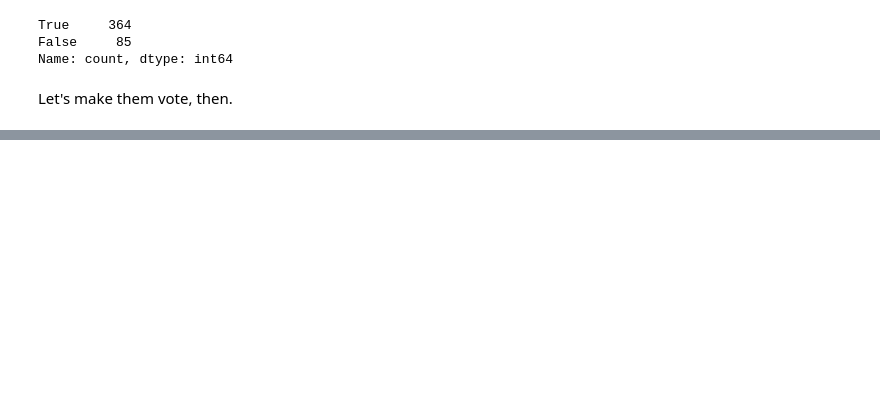
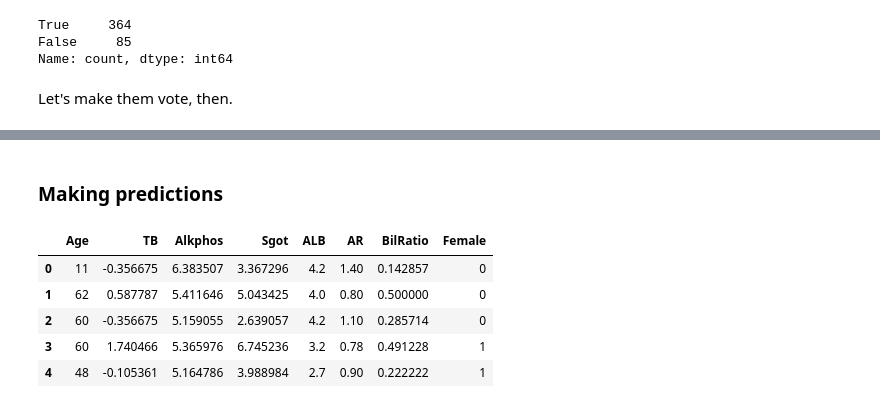
Before and after one commit to SrChen6/AA1-Competition, a Jupyter notebook: Ensembles_Bagging.ipynb, the cells around one changed output, grey strips where cells are left out. Saved outputs shown, nothing was run; the diff lists cells and outputs as text; code cells hidden in the pictures; blank space fills up the shorter version.

```diff
--- a/Ensembles_Bagging.ipynb
+++ b/Ensembles_Bagging.ipynb
@@ -241,0 +324,14 @@ vote_search.best_score_
+# %% [markdown]
+### Making predictions
+# %%
+test_data = pd.read_csv("minimal_test_fs.csv", header = None)
+test_data.columns = ['Age', 'TB', 'Alkphos', 'Sgot', 'ALB', 'AR', 'BilRatio', 'Female']
+test_data["Female"] = learn_data["Female"].astype("category")
+test_data.head()
+# %% [output]
+|  | Age | TB | Alkphos | Sgot | ALB | AR | BilRatio | Female |
+| 0 | 11 | -0.356675 | 6.383507 | 3.367296 | 4.2 | 1.40 | 0.142857 | 0 |
+| 1 | 62 | 0.587787 | 5.411646 | 5.043425 | 4.0 | 0.80 | 0.500000 | 0 |
+| 2 | 60 | -0.356675 | 5.159055 | 2.639057 | 4.2 | 1.10 | 0.285714 | 0 |
+| 3 | 60 | 1.740466 | 5.365976 | 6.745236 | 3.2 | 0.78 | 0.491228 | 1 |
+| 4 | 48 | -0.105361 | 5.164786 | 3.988984 | 2.7 | 0.90 | 0.222222 | 1 |
```
Also changed, not shown: parts of 24 cells of this notebook, 6 other files.
